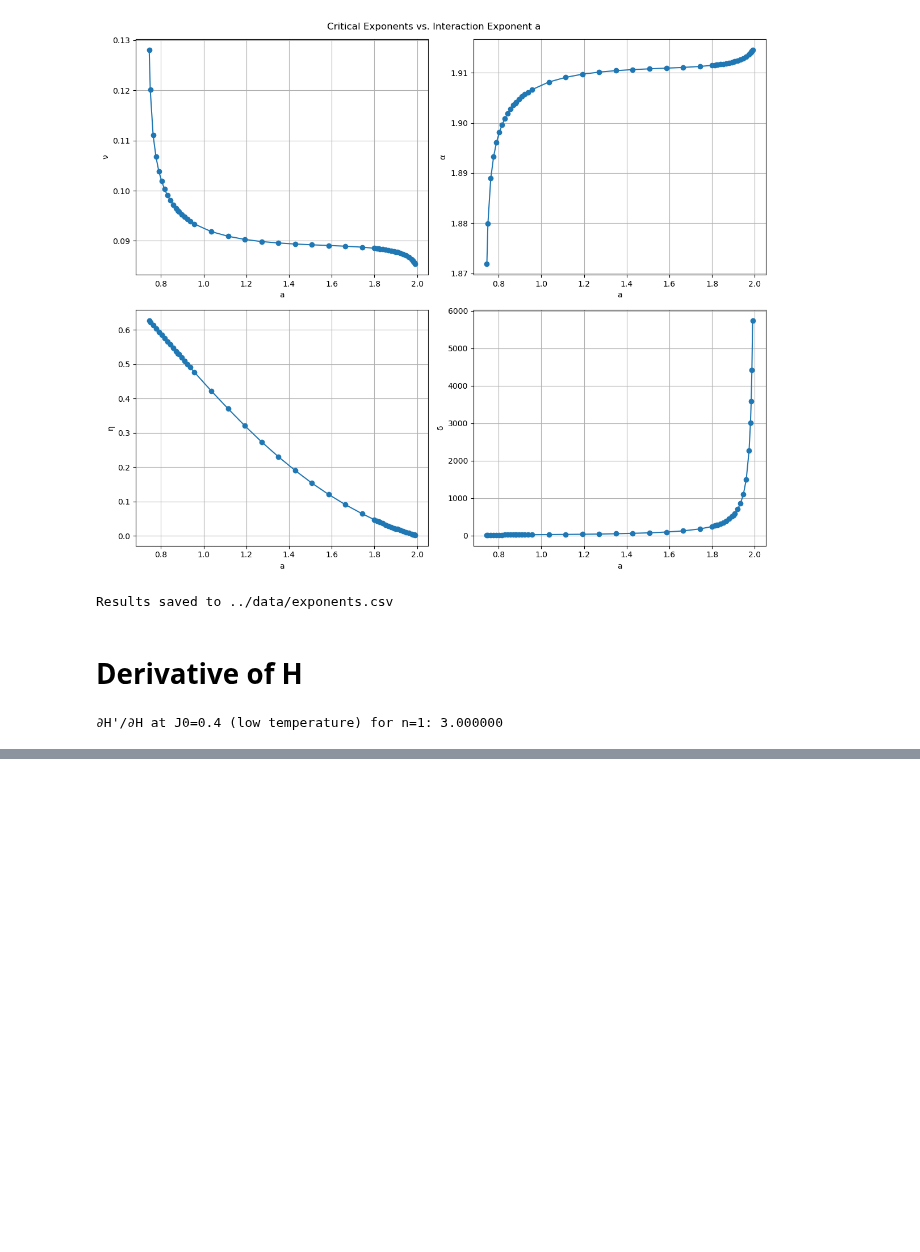
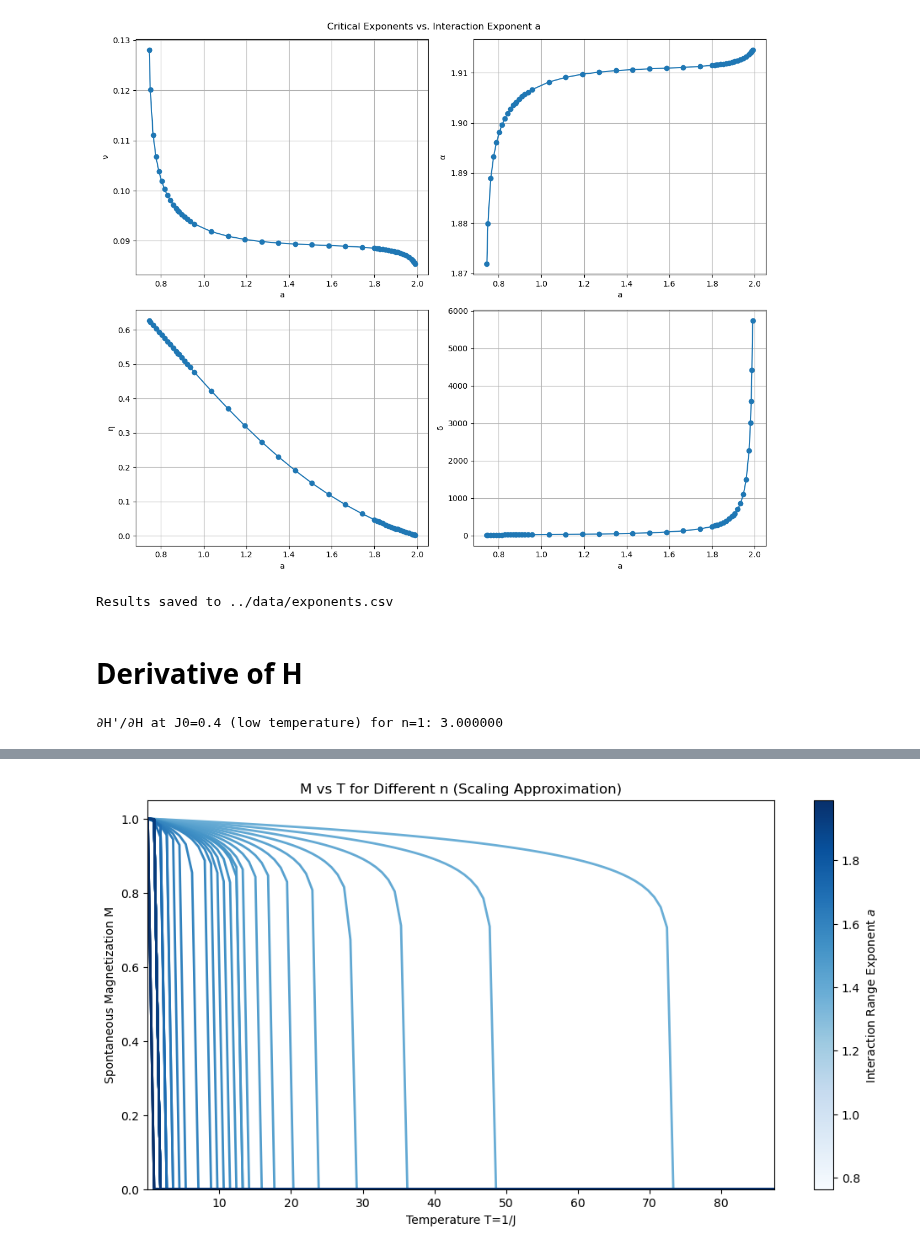
Before and after one commit to erbilcanartun/long-range-ising-chain, a Jupyter notebook: notebooks/magnetic_field.ipynb, the cells around one changed output, grey strips where cells are left out. Saved outputs shown, nothing was run; the diff lists cells and outputs as text; code cells hidden in the pictures; blank space fills up the shorter version.

```diff
--- a/notebooks/magnetic_field.ipynb
+++ b/notebooks/magnetic_field.ipynb
@@ -401,0 +525,28 @@ print(f"∂H'/∂H at J0={J0_low_T} (low temperature) for n={n}: {dH_prime_dH:.6
+# %%
+from matplotlib.colors import Normalize
+
+# Create 2D plot with multiple curves using clipped Blues colormap
+fig, ax = plt.subplots(figsize=(12, 6))
+cmap = cm.Blues  # Colormap
+# Normalize n values to map to [0.3, 1.0] of Blues to avoid very light colors
+norm = Normalize(vmin=min(n_values), vmax=max(n_values))
+cmap_range = np.linspace(0.5, 1.0, len(n_values))  # Use only 0.3 to 1.0 of colormap
+
+for i, n_i in enumerate(n_values):
+    # Map n_i to the clipped colormap range
+    color = cmap(cmap_range[i])
+    ax.plot(T_values, M_values[:, i], linewidth=2, color=color)
+
+# Add colorbar to indicate n values
+sm = plt.cm.ScalarMappable(cmap=cmap, norm=norm)
+fig.colorbar(sm, ax=ax, label='Interaction Range Exponent $a$')
+
+ax.set_xlabel('Temperature T=1/J')
+ax.set_ylabel('Spontaneous Magnetization M')
+ax.set_title('M vs T for Different n (Scaling Approximation)')
+ax.set_ylim(0, 1.05)
+ax.set_xlim(T_min, T_max)
+ax.grid(False)
+plt.show()
+# %% [output]
+[figure, added]
```
Also changed, not shown: parts of 5 cells of this notebook, 3 other files.
